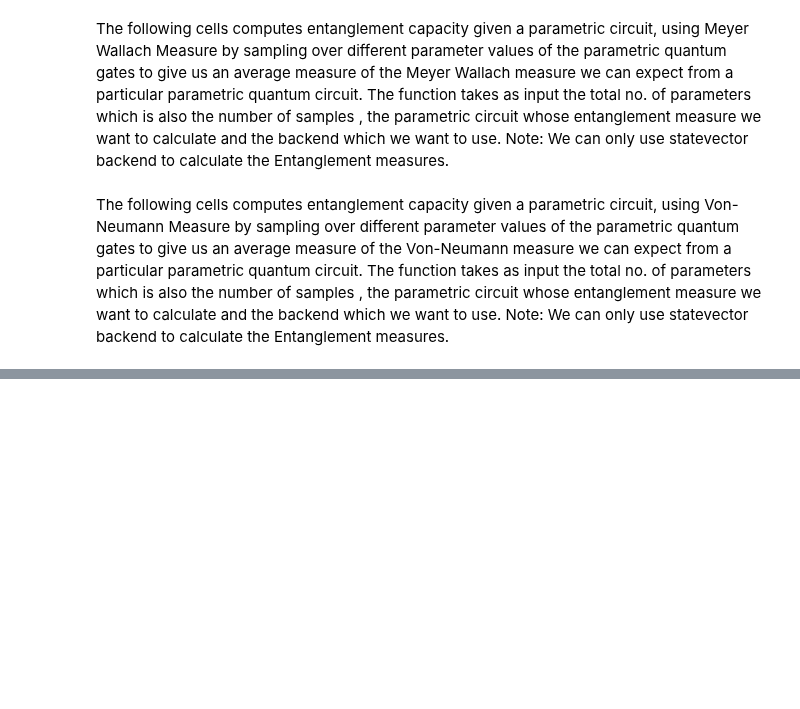
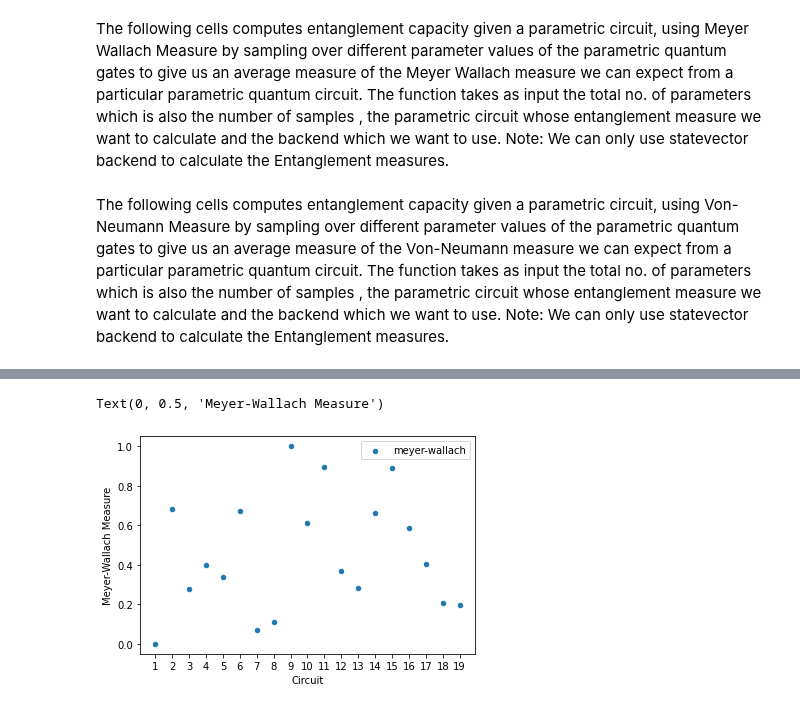
Before and after one commit to qiskit-community/qiskit-community-tutorials, a Jupyter notebook: terra/qis_adv/Entangling_Capacity.ipynb, the cells around one changed output, grey strips where cells are left out. Drawn from its saved outputs; the diff is of its cells as text; code cells hidden in the pictures; blank space fills up the shorter version.

```diff
--- a/terra/qis_adv/Entangling_Capacity.ipynb
+++ b/terra/qis_adv/Entangling_Capacity.ipynb
@@ -207,0 +250,7 @@ ent_cap: [1.]
+# %%
+ax = df.reset_index().plot.scatter(x = 'index', y = 'Layer2', marker = 'o')#, label = 'meyer-wallach')
+ax.set_xlabel("Circuit")
+ax.set_ylabel("Meyer-Wallach Measure")
+# %% [output]
+Text(0, 0.5, 'Meyer-Wallach Measure')
+[figure, added]
```
Also changed, not shown: parts of 8 cells of this notebook.
